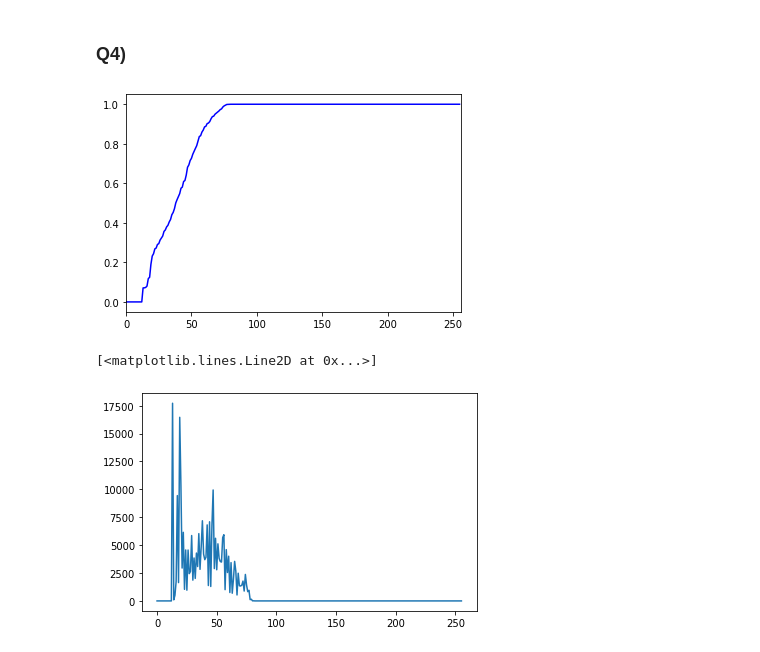
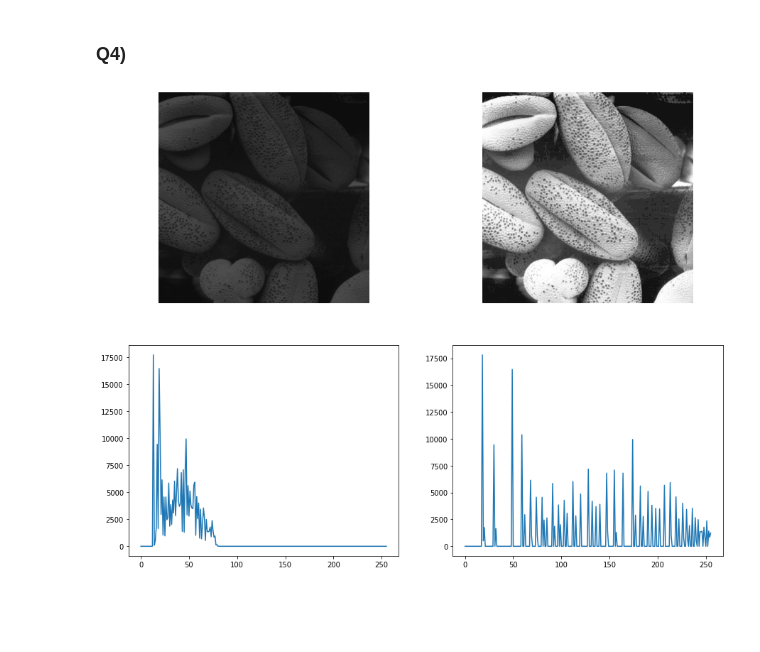
Before and after one commit to Krishnakanth-lab/EN2550_Assignment1, a Jupyter notebook: Krishnakanth_190323C_a01.ipynb, the cells around one changed output. Drawn from its saved outputs; the diff is of its cells as text; code cells hidden in the pictures; blank space fills up the shorter version.

Commit message:
histogram equalization for q4

```diff
--- a/Krishnakanth_190323C_a01.ipynb
+++ b/Krishnakanth_190323C_a01.ipynb
@@ -187,16 +187,21 @@ plt.show()
 # %%
 hist_img = cv.imread(r'shells.png', cv.IMREAD_GRAYSCALE).astype(np.uint8)
 hist , bins = np.histogram(hist_img.ravel(), 256, [0, 256])
 cdf = hist.cumsum()
-cdf_normalized = cdf*255/cdf.max()
+cdf_normalized = np.round(cdf*255/cdf.max())
+enhanced = cv.LUT(hist_img, cdf_normalized)
 
-plt.plot(cdf_normalized, color = 'b')
-plt.xlim([0, 256])
+hist_new , bins_new = np.histogram(enhanced.ravel(), 256, [0, 256])
+
+fig, ax = plt.subplots(2, 2, figsize=(15, 12))
+
+ax[0,0].imshow(hist_img, cmap='gray', vmin=0, vmax=255)
+ax[0,0].axis('off')
+ax[0,1].imshow(enhanced, cmap='gray', vmin=0, vmax=255)
+ax[0,1].axis('off')
+ax[1,0].plot(hist)
+ax[1,1].plot(hist_new)
+
 plt.show()
 # %% [output]
-[figure, old version]
+[figure, new version]
-# %%
-plt.plot(hist)
-# %% [output]
-[<matplotlib.lines.Line2D at 0x...>]
-[figure, removed]
```
Also changed, not shown: parts of 4 cells of this notebook.
